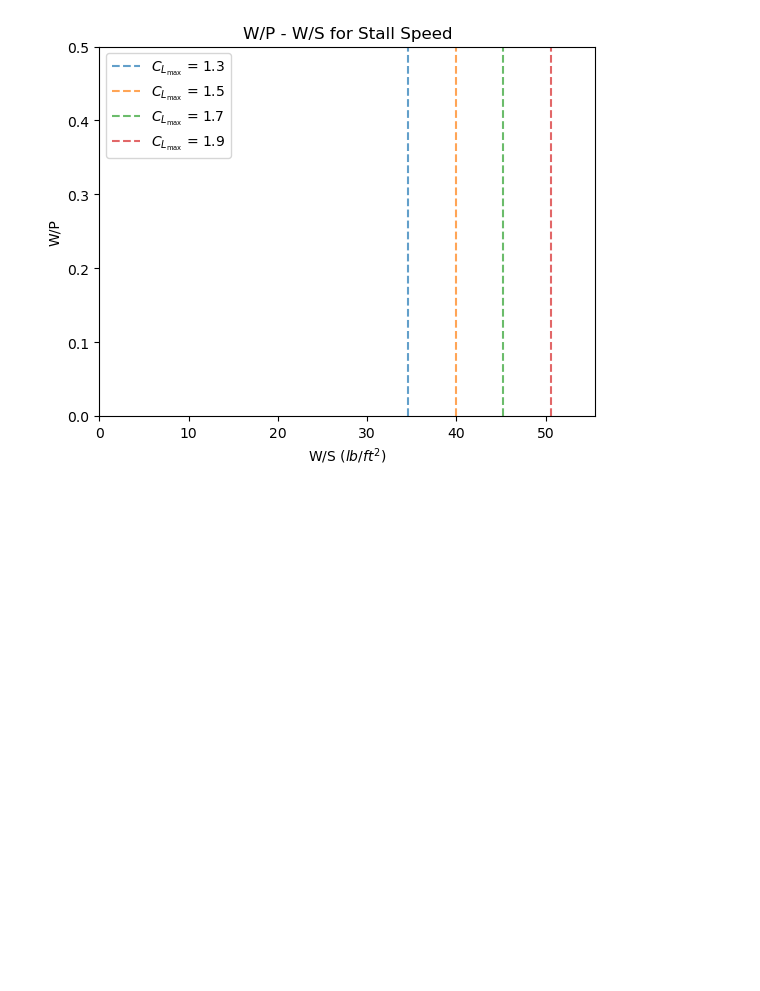
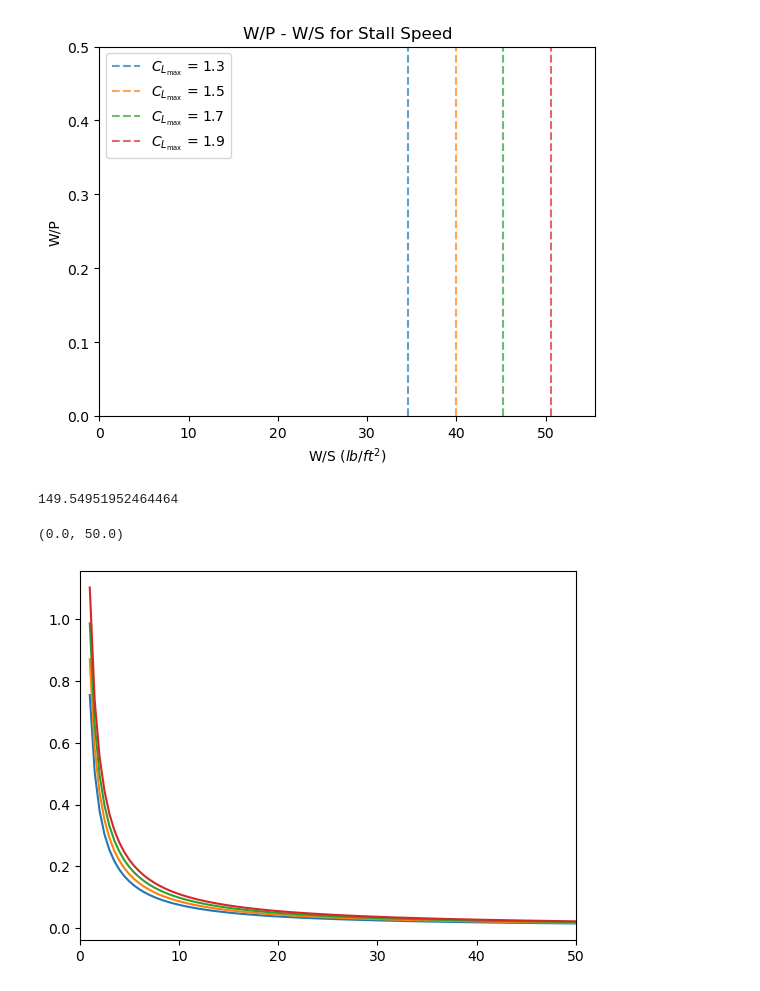
Before and after one commit to confuzionn/Demeters_Wings, a Jupyter notebook: Preliminary Sizing.ipynb, the cells around one changed output. Cells and saved outputs as stored; diff of their text form; code cells hidden in the pictures; blank space fills up the shorter version.

```diff
--- a/Preliminary Sizing.ipynb
+++ b/Preliminary Sizing.ipynb
@@ -30,3 +30,27 @@ plt.show()
 # %% [output]
 [34.59820521 39.92100601 45.24380681 50.56660761]
 [figure]
+# %%
+S_TO_G = 1000 # ft
+S_TO = 1500 # ft
+rho_SL = 23.77e-4 #slugs/ft3
+
+# Relating S_TO to TOP_23
+TOP_23 = (-8.134 + np.sqrt(8.314**2 - 4 * 0.0149 * -S_TO)) / (2 * 0.0149)
+print(TOP_23)
+
+W_S = np.linspace(1,50,100)
+k_s = 1.2
+v_TO = k_s * v_stall
+
+plt.figure()
+
+for CL_max in CL_max:
+    P_W = (TOP_23 * (rho / rho_SL) * CL_max) / (v_TO * W_S)
+    plt.plot(W_S, P_W, label=f'$C_{{L_{{max}}}}$ = {CL_max}')
+
+plt.xlim(0,50)
+# %% [output]
+149.54951952464464
+(0.0, 50.0)
+[figure, added]
```
